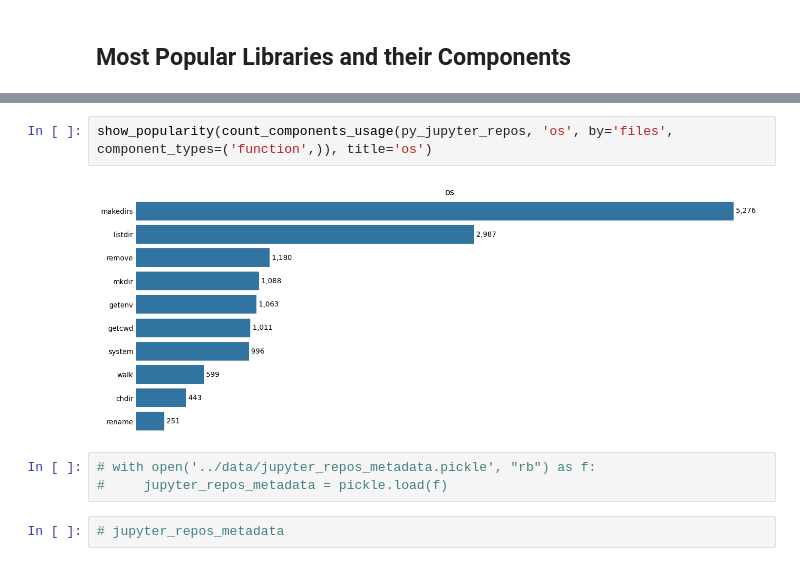
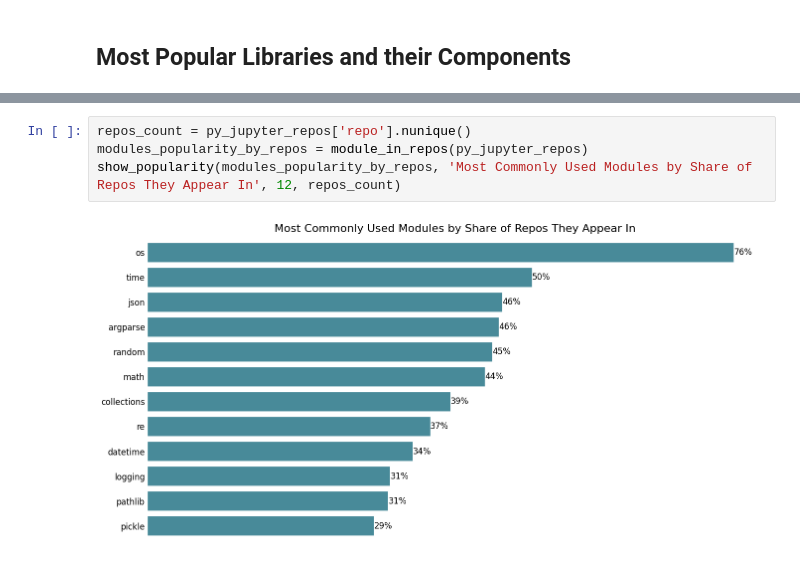
Before and after one commit to tobias-talaj/top-python-repos-analysis, a Jupyter notebook: notebooks/std_lib_analysis.ipynb, the cells around one changed output, grey strips where cells are left out. Cells and saved outputs as stored; diff of their text form.

```diff
--- a/notebooks/std_lib_analysis.ipynb
+++ b/notebooks/std_lib_analysis.ipynb
@@ -121,9 +85,6 @@ Name: count, Length: 111, dtype: int64
-# %%
-show_popularity(count_components_usage(py_jupyter_repos, 'os', by='files', component_types=('function',)), title='os')
-# %% [output]
-[figure, removed]
-# %%
-# with open('../data/jupyter_repos_metadata.pickle', "rb") as f:
-#     jupyter_repos_metadata = pickle.load(f)
-# %%
-# jupyter_repos_metadata
+# %%
+repos_count = py_jupyter_repos['repo'].nunique()
+modules_popularity_by_repos = module_in_repos(py_jupyter_repos)
+show_popularity(modules_popularity_by_repos, 'Most Commonly Used Modules by Share of Repos They Appear In', 12, repos_count)
+# %% [output]
+[figure, added]
```
Also changed, not shown: parts of 10 cells of this notebook, 2 other files.
